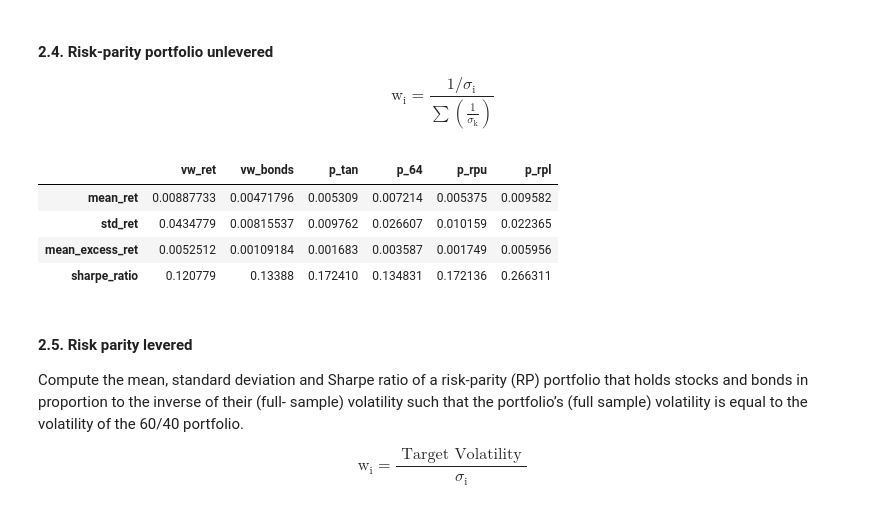
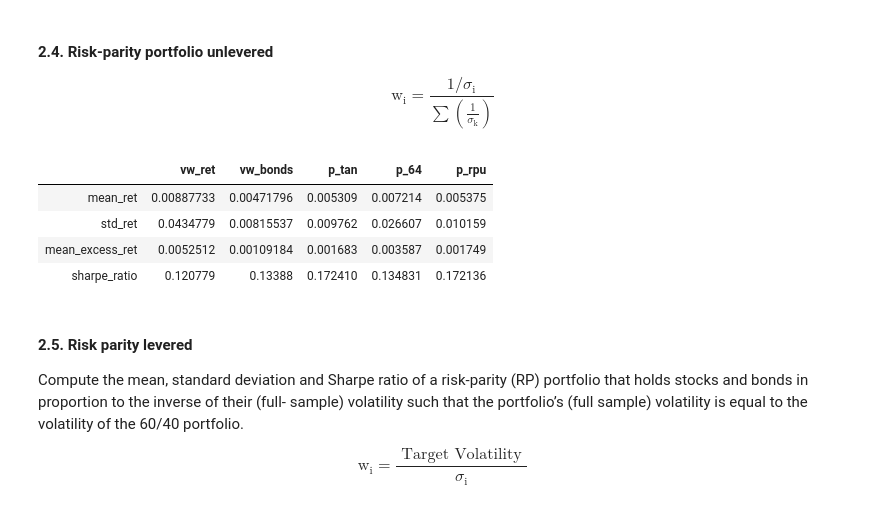
Before and after one commit to baohien97/EPFL-Investments, a Jupyter notebook: As3/InvestmentsAs3.ipynb, the cells around one changed output. Saved outputs shown, nothing was run; the diff lists cells and outputs as text; code cells hidden in the pictures.

```diff
--- a/As3/InvestmentsAs3.ipynb
+++ b/As3/InvestmentsAs3.ipynb
@@ -157,23 +157,23 @@ $$
 # %%
 # Following AFP, also compute the mean, standard
 # deviation and Sharpe ratio of the RP-unlevered portfolio whose weights in stock
 # and bond are rescaled by a constant so that they sum up to 1 (so that the portfolio
 # does not hold the risk-free T-Bill).
-
+risks = np.array([summ_1["vw_ret"]["std_ret"],summ_1["vw_bonds"]["std_ret"]])
 w_rpu = (1/risks)/(1/risks).sum()
 mu_rpu = w_rpu.T.dot(mu).reshape(1)[0]
 std_rpu = np.sqrt(w_rpu.T.dot(sigma).dot(w_rpu)).reshape(1)[0]
 excess_rpu = mu_rpu - np.mean(data["simp_ret"])
 sharpe_rpu = excess_rpu / std_rpu
 
 summ_1["p_rpu"] = [mu_rpu, std_rpu, excess_rpu, sharpe_rpu]
 summ_1
 # %% [output]
-|  | vw_ret | vw_bonds | p_tan | p_64 | p_rpu | p_rpl |
-| mean_ret | 0.00887733 | 0.00471796 | 0.005309 | 0.007214 | 0.005375 | 0.009582 |
-| std_ret | 0.0434779 | 0.00815537 | 0.009762 | 0.026607 | 0.010159 | 0.022365 |
-| mean_excess_ret | 0.0052512 | 0.00109184 | 0.001683 | 0.003587 | 0.001749 | 0.005956 |
-| sharpe_ratio | 0.120779 | 0.13388 | 0.172410 | 0.134831 | 0.172136 | 0.266311 |
+|  | vw_ret | vw_bonds | p_tan | p_64 | p_rpu |
+| mean_ret | 0.00887733 | 0.00471796 | 0.005309 | 0.007214 | 0.005375 |
+| std_ret | 0.0434779 | 0.00815537 | 0.009762 | 0.026607 | 0.010159 |
+| mean_excess_ret | 0.0052512 | 0.00109184 | 0.001683 | 0.003587 | 0.001749 |
+| sharpe_ratio | 0.120779 | 0.13388 | 0.172410 | 0.134831 | 0.172136 |
 # %% [markdown]
 #### 2.5. Risk parity levered
 Compute the mean, standard deviation and Sharpe ratio of a risk-parity (RP)
```
Also changed, not shown: parts of 3 cells of this notebook.
